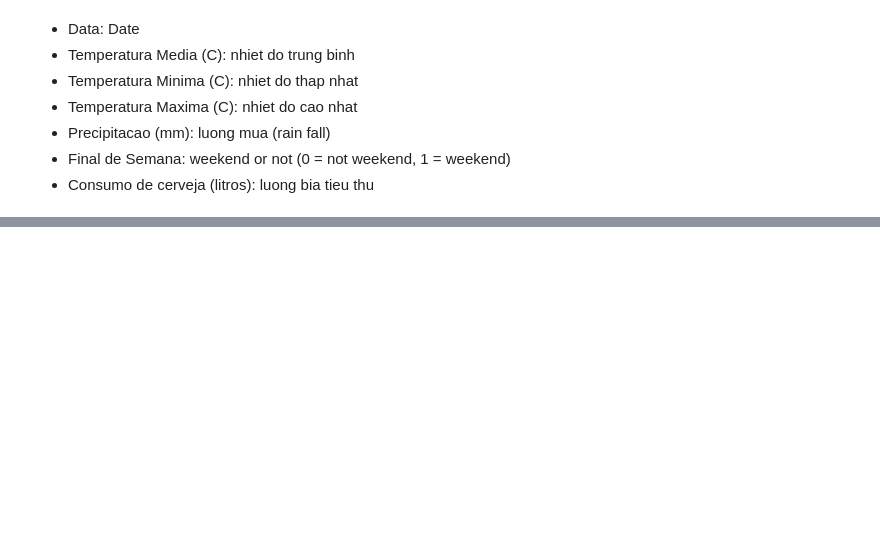
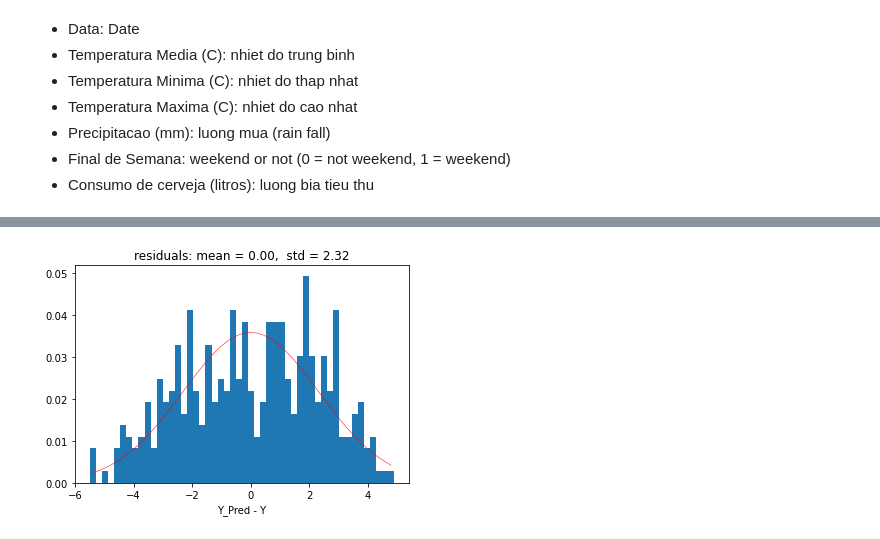
Before and after one commit to chuongnm/Python_lectures_for_data_analysts_designed_by_Chuong_Nguyen, a Jupyter notebook: Lecture_04/Homework/Hw_linear_model.ipynb, the cells around one changed output, grey strips where cells are left out. Saved outputs shown, nothing was run; the diff lists cells and outputs as text; code cells hidden in the pictures; blank space fills up the shorter version.

```diff
--- a/Lecture_04/Homework/Hw_linear_model.ipynb
+++ b/Lecture_04/Homework/Hw_linear_model.ipynb
@@ -30,0 +185,4 @@ memory usage: 51.6+ KB
+# %%
+residuals = Y_Pred - y
+residuals=residuals.rename(columns={'consumption':'residuals'})
+residuals.head()
@@ -30,0 +196,26 @@ memory usage: 51.6+ KB
+# %%
+import scipy.stats as stats
+import numpy as np
+#plotting residual distribution
+# Bin
+n, bin_edges = np.histogram(residuals, 50)
+# Normalize it, so that every bins value gives the probability of that bin
+bin_probability = n/float(n.sum())
+# Get the mid points of every bin
+bin_middles = (bin_edges[1:]+bin_edges[:-1])/2.
+# Compute the bin-width
+bin_width = bin_edges[1]-bin_edges[0]
+# Plot the histogram of residuals
+plt.bar(bin_middles, bin_probability, width=bin_width)
+
+# Fit to normal distribution
+(mu, sigma) = stats.norm.fit(residuals)
+std = residuals.std()
+#plotting normal curve
+y_norm = stats.norm.pdf(bin_middles, mu, sigma)*bin_width
+l = plt.plot(bin_middles, y_norm, 'r', linewidth=0.5)
+plt.title( "residuals: mean = %.2f,  std = %.2f" % (mu, std))
+plt.xlabel('Y_Pred - Y')
+plt.show()
+# %% [output]
+[figure, added]
```
Also changed, not shown: parts of 18 cells of this notebook, 10 other files.
